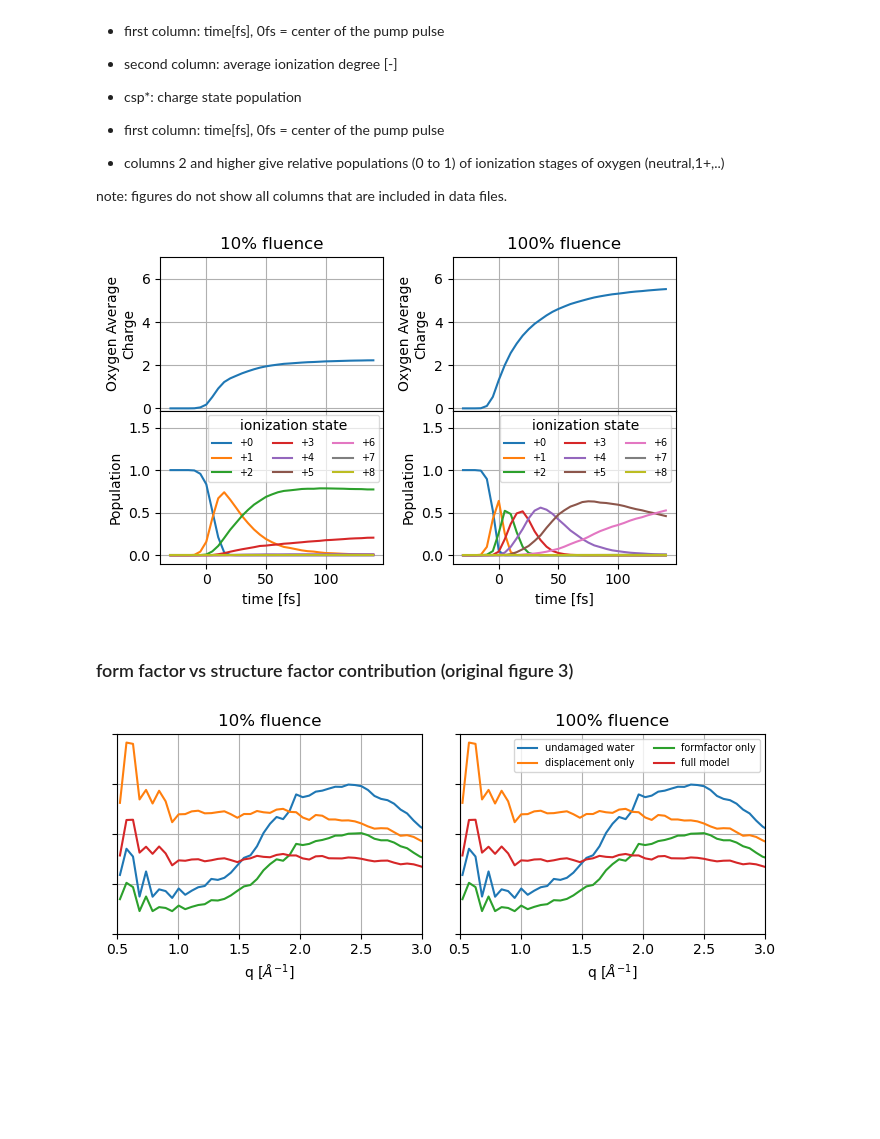
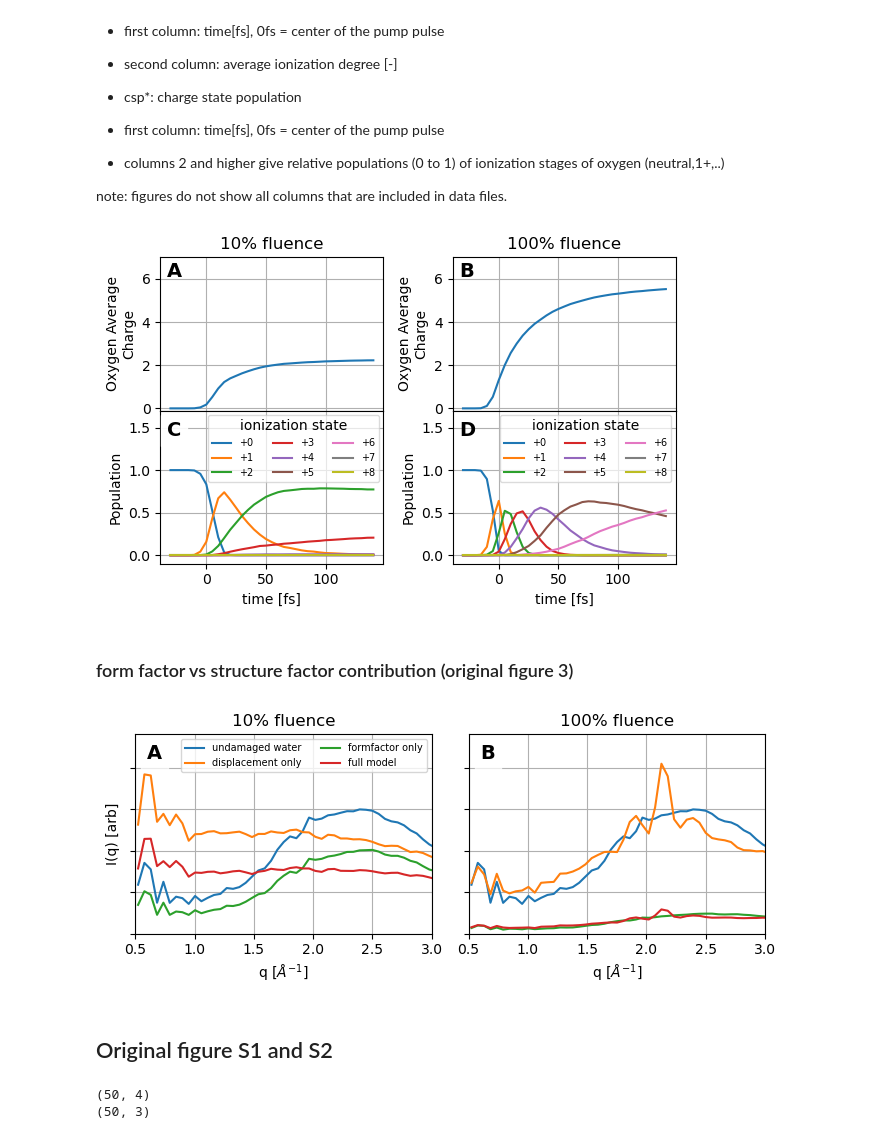
Before and after one commit to tjlane/cxig0715, a Jupyter notebook: figures/figures.ipynb, the cells around one changed output. Drawn from its saved outputs; the diff is of its cells as text; code cells hidden in the pictures; blank space fills up the shorter version.

Commit message:
si figure draft

```diff
--- a/figures/figures.ipynb
+++ b/figures/figures.ipynb
@@ -248,12 +252,22 @@ for i in range(2):
 
 # --------
 
+axes[0,0].text(-33, 6.1, "A", fontdict={'weight' : 'bold', 'size' : 14})
+axes[0,1].text(-33, 6.1, "B", fontdict={'weight' : 'bold', 'size' : 14})
+
+t = axes[1,0].text(-33, 1.4, "C", fontdict={'weight' : 'bold', 'size' : 14})
+t.set_bbox(dict(facecolor='white', alpha=0.9, edgecolor='white'))
+axes[1,1].text(-33, 1.4, "D", fontdict={'weight' : 'bold', 'size' : 14})
+t.set_bbox(dict(facecolor='white', alpha=0.9, edgecolor='white'))
+
+# --------
+
 plt.tight_layout()
 plt.subplots_adjust(hspace=0)
 plt.savefig("ionization_states.png")
 plt.show()
 # %% [output]
-[figure, old version]
+[figure, new version]
 # %% [markdown]
 ### form factor vs structure factor contribution (original figure 3)
 # %%
@@ -274,38 +288,66 @@ factor_block_100 = load_factor_block("100")
 # %%
 plt.figure(figsize=(7,3))
 
 for ib, block in enumerate([factor_block_010, factor_block_100]):
 
     ax = plt.subplot(1, 2, ib+1)
 
     for i in range(4):
-        plt.plot(factor_block_010[:,0], factor_block_010[:,i+1])
+        plt.plot(block[:,0], block[:,i+1])
 
     ax.set_yticklabels([])
     ax.set_xlabel('q [$\AA^{-1}]$')
     ax.set_xlim(THEORY_XLIM)
-    ax.set_ylim([0,2e5])
+    ax.set_ylim([0,2.4e5])
     ax.grid()
 
     if ib == 0:
+        plot_label = "A"
+
         ax.set_title("10% fluence")
+        ax.set_ylabel('I(q) [arb]')
+        plt.legend(
+            [
+                "undamaged water",
+                "displacement only",
+                "formfactor only",
+                "full model"
+            ],
+            loc=1,
+            ncol=2,
+            prop={'size': 7},
+        )
     elif ib == 1:
+        plot_label = "B"
         ax.set_title("100% fluence")
 
-plt.legend(
-    [
-        "undamaged water",
-        "displacement only",
-        "formfactor only",
-        "full model"
-    ],
-    loc=1,
-    ncol=2,
-    prop={'size': 7},
-)
+    text = ax.text(0.6, 2.1e5, plot_label, fontdict={'weight' : 'bold', 'size' : 14})
+    text.set_bbox(dict(facecolor='white', alpha=0.7, edgecolor='white'))
 
 plt.tight_layout()
 plt.savefig("./formfactor_vs_structurefactor.png")
 plt.show()
 # %% [output]
-[figure, old version]
+[figure, new version]
+# %% [markdown]
+## Original figure S1 and S2
+# %%
+low_fluence_si_data = np.vstack([
+    np.genfromtxt(f"./figS1/rdp30_010_140fs_renorm.txt")[:,0] / 1e10,
+    np.genfromtxt(f"./figS1/rdp30_010_140fs_renorm.txt")[:,1],
+    np.genfromtxt(f"./figS1/rdp47_010_140fs.txt")[:,1],
+    np.genfromtxt(f"./figS1/rdp60_010_140fs_renorm.txt")[:,1],
+]).T
+
+high_fluence_si_data = np.vstack([
+    np.genfromtxt(f"./figS2/rdp30_100_140fs_renorm.txt")[:,0] / 1e10,
+    np.genfromtxt(f"./figS2/rdp30_100_140fs_renorm.txt")[:,1],
+    np.genfromtxt(f"./figS2/rdp47_100_140fs.txt")[:,1],
+]).T
+
+
+print(low_fluence_si_data.shape)
+print(high_fluence_si_data.shape)
+# %% [output]
+(50, 4)
+(50, 3)
```
Also changed, not shown: parts of 2 cells of this notebook.
